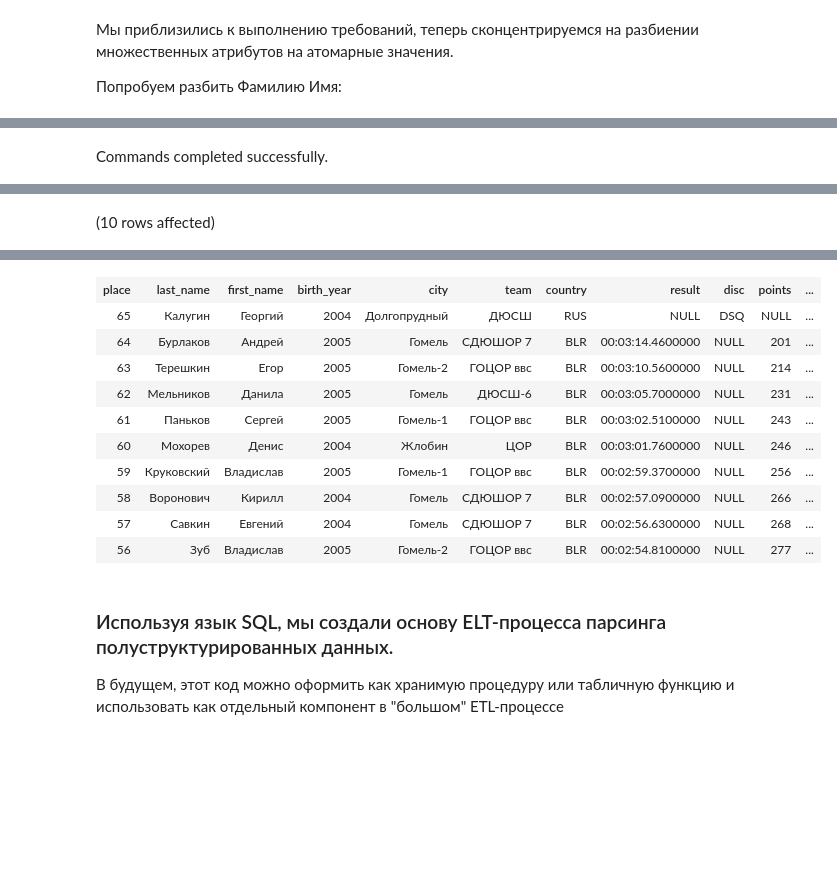
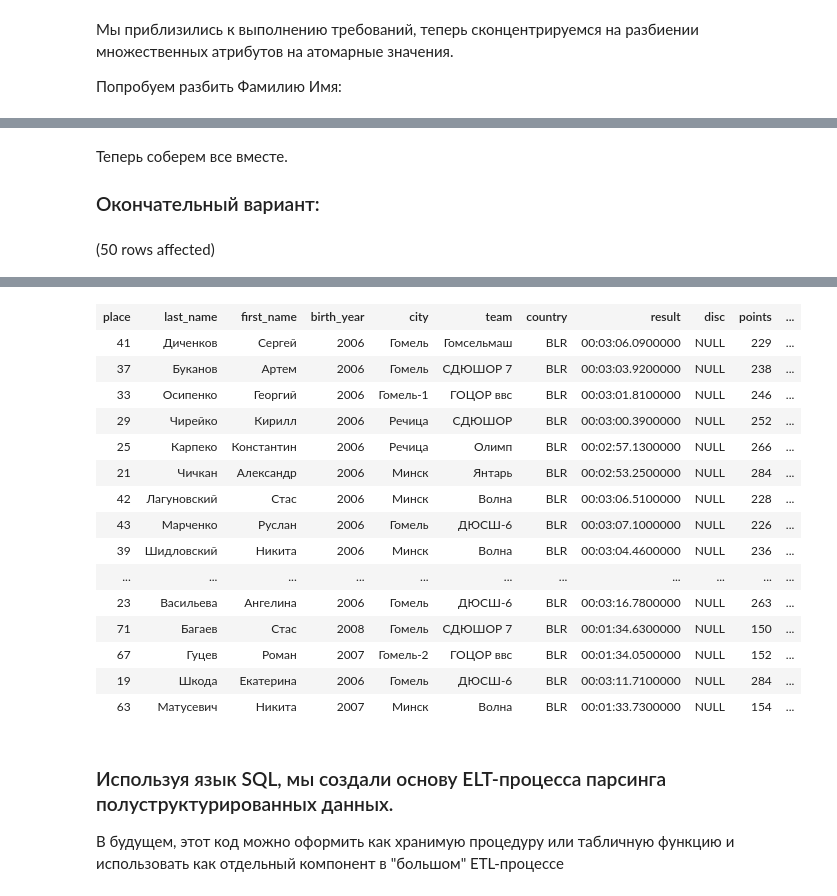
Before and after one commit to timoti1/T-SQL, a Jupyter notebook: SQL/DML - Practical Example of ETL.ipynb, the cells around one changed output, grey strips where cells are left out. Cells and saved outputs as stored; diff of their text form; code cells hidden in the pictures; blank space fills up the shorter version.

Commit message:
ETL Example - stgCompetitions

```diff
--- a/SQL/DML - Practical Example of ETL.ipynb
+++ b/SQL/DML - Practical Example of ETL.ipynb
@@ -196,7 +430,8 @@ select * from cte_list_of_group_discipline
+# %% [markdown]
+Теперь соберем все вместе.
+
+### Окончательный вариант:
 # %%
-use tempdb
-go
-
 ;with cte_trim_fields
 as
 (
@@ -210,18 +445,34 @@ as
 		   id
 	from stg_Competitions
 ),
+cte_list_of_competition_days
+as
+(
+    select c.id,
+           c.F2 as competition_day
+    from dbo.stg_Competitions c
+    join dbo.stg_Competitions c3 on c.id+3 = c3.id
+    where c3.F1 = '1' and (charindex('-', c.F2)<>0)
+),
 cte_list_of_group_discipline
 as
 (
     select c.id,
-         c.F2 as group_discipline
+           c.F2 as group_discipline
     from cte_trim_fields c
     join cte_trim_fields c1 on c.id+1 = c1.id
     join cte_trim_fields c2 on c.id+2 = c2.id
     where (c1.F1 = '1' and (charindex('-', c.F2)<>0)) or
           (c2.F1 = '1' and (charindex('-', c.F2)<>0))
 ),
-cte_list_of_ranges
+cte_list_of_ranges_competition_days
+as
+(
+    select id start_id,
+	       lead(id) over(order by id) end_id
+    from cte_list_of_competition_days
+),
+cte_list_of_ranges_discipline
 as
 (
     select id start_id,
@@ -231,10 +482,12 @@ as
 cte_pivot
 as
 (
-	select c.*, gd.group_discipline
-	from stg_Competitions c
-	join cte_list_of_ranges rr on c.id between rr.start_id and case when rr.end_id-1 is not null then rr.end_id-1 else (select count(1) from stg_Competitions) end
-	join cte_list_of_group_discipline gd on gd.id = rr.start_id
+	select c.*, gd.group_discipline, cd.competition_day
+	from cte_trim_fields c
+	join cte_list_of_ranges_discipline rd        on c.id between rd.start_id and case when rd.end_id-1 is not null then rd.end_id-1 else (select count(1) from dbo.stg_Competitions) end
+	join cte_list_of_group_discipline gd         on gd.id = rd.start_id
+	join cte_list_of_ranges_competition_days rcd on c.id between rcd.start_id and case when rcd.end_id-1 is not null then rcd.end_id-1 else (select count(1) from dbo.stg_Competitions) end
+	join cte_list_of_competition_days cd         on cd.id = rcd.start_id
 ),
 cte_transform
 as
@@ -259,6 +512,8 @@ as
 
 		   rtrim(left(group_discipline, len(group_discipline) - charindex('-', reverse(group_discipline)))) as athlete_group,
 		   ltrim(right(group_discipline, charindex('-', reverse(group_discipline)) - 1)) as discipline,
+
+		   ltrim(right(competition_day, len(competition_day) - charindex('-', competition_day))) as [date],
 
 		   id
 	from cte_pivot
@@ -296,6 +551,7 @@ as
 		   athlete_group,
 		   try_parse(left(discipline, charindex(' ', discipline)) as int) distance,
 	       right(discipline, len(discipline) - charindex(' ', discipline) ) as style,
+		   try_convert(date, [date], 104) [date],
 		   t.id
 	from cte_transform t
 	join cte_parse_time h on t.id = h.id and h.it = 4
@@ -303,6 +559,6 @@ as
 	join cte_parse_time s on t.id = s.id and s.it = 2
 	join cte_parse_time ms on t.id = ms.id and ms.it = 1
 )
-select top 10 * from cte_clean_and_format
+select top 50 * from cte_clean_and_format
 # %% [output]
-Commands completed successfully.
+(50 rows affected)
@@ -310 +565,0 @@ Total execution time: 00:00:00.0011956
-(10 rows affected)
@@ -312,14 +566,19 @@ Total execution time: 00:00:02.7883567
 | place | last_name | first_name | birth_year | city | team | country | result | disc | points | ... |
-| 65 | Калугин | Георгий | 2004 | Долгопрудный | ДЮСШ | RUS | NULL | DSQ | NULL | ... |
-| 64 | Бурлаков | Андрей | 2005 | Гомель | СДЮШОР 7 | BLR | 00:03:14.4600000 | NULL | 201 | ... |
-| 63 | Терешкин | Егор | 2005 | Гомель-2 | ГОЦОР ввс | BLR | 00:03:10.5600000 | NULL | 214 | ... |
-| 62 | Мельников | Данила | 2005 | Гомель | ДЮСШ-6 | BLR | 00:03:05.7000000 | NULL | 231 | ... |
-| 61 | Паньков | Сергей | 2005 | Гомель-1 | ГОЦОР ввс | BLR | 00:03:02.5100000 | NULL | 243 | ... |
-| 60 | Мохорев | Денис | 2004 | Жлобин | ЦОР | BLR | 00:03:01.7600000 | NULL | 246 | ... |
-| 59 | Круковский | Владислав | 2005 | Гомель-1 | ГОЦОР ввс | BLR | 00:02:59.3700000 | NULL | 256 | ... |
-| 58 | Воронович | Кирилл | 2004 | Гомель | СДЮШОР 7 | BLR | 00:02:57.0900000 | NULL | 266 | ... |
-| 57 | Савкин | Евгений | 2004 | Гомель | СДЮШОР 7 | BLR | 00:02:56.6300000 | NULL | 268 | ... |
-| 56 | Зуб | Владислав | 2005 | Гомель-2 | ГОЦОР ввс | BLR | 00:02:54.8100000 | NULL | 277 | ... |
+| 41 | Диченков | Сергей | 2006 | Гомель | Гомсельмаш | BLR | 00:03:06.0900000 | NULL | 229 | ... |
+| 37 | Буканов | Артем | 2006 | Гомель | СДЮШОР 7 | BLR | 00:03:03.9200000 | NULL | 238 | ... |
+| 33 | Осипенко | Георгий | 2006 | Гомель-1 | ГОЦОР ввс | BLR | 00:03:01.8100000 | NULL | 246 | ... |
+| 29 | Чирейко | Кирилл | 2006 | Речица | СДЮШОР | BLR | 00:03:00.3900000 | NULL | 252 | ... |
+| 25 | Карпеко | Константин | 2006 | Речица | Олимп | BLR | 00:02:57.1300000 | NULL | 266 | ... |
+| 21 | Чичкан | Александр | 2006 | Минск | Янтарь | BLR | 00:02:53.2500000 | NULL | 284 | ... |
+| 42 | Лагуновский | Стас | 2006 | Минск | Волна | BLR | 00:03:06.5100000 | NULL | 228 | ... |
+| 43 | Марченко | Руслан | 2006 | Гомель | ДЮСШ-6 | BLR | 00:03:07.1000000 | NULL | 226 | ... |
+| 39 | Шидловский | Никита | 2006 | Минск | Волна | BLR | 00:03:04.4600000 | NULL | 236 | ... |
+| ... | ... | ... | ... | ... | ... | ... | ... | ... | ... | ... |
+| 23 | Васильева | Ангелина | 2006 | Гомель | ДЮСШ-6 | BLR | 00:03:16.7800000 | NULL | 263 | ... |
+| 71 | Багаев | Стас | 2008 | Гомель | СДЮШОР 7 | BLR | 00:01:34.6300000 | NULL | 150 | ... |
+| 67 | Гуцев | Роман | 2007 | Гомель-2 | ГОЦОР ввс | BLR | 00:01:34.0500000 | NULL | 152 | ... |
+| 19 | Шкода | Екатерина | 2006 | Гомель | ДЮСШ-6 | BLR | 00:03:11.7100000 | NULL | 284 | ... |
+| 63 | Матусевич | Никита | 2007 | Минск | Волна | BLR | 00:01:33.7300000 | NULL | 154 | ... |
 # %% [markdown]
 ### Используя язык SQL, мы создали основу ELT-процесса парсинга полуструктурированных данных.
 
```
Also changed, not shown: parts of 15 cells of this notebook, 1 other file.
